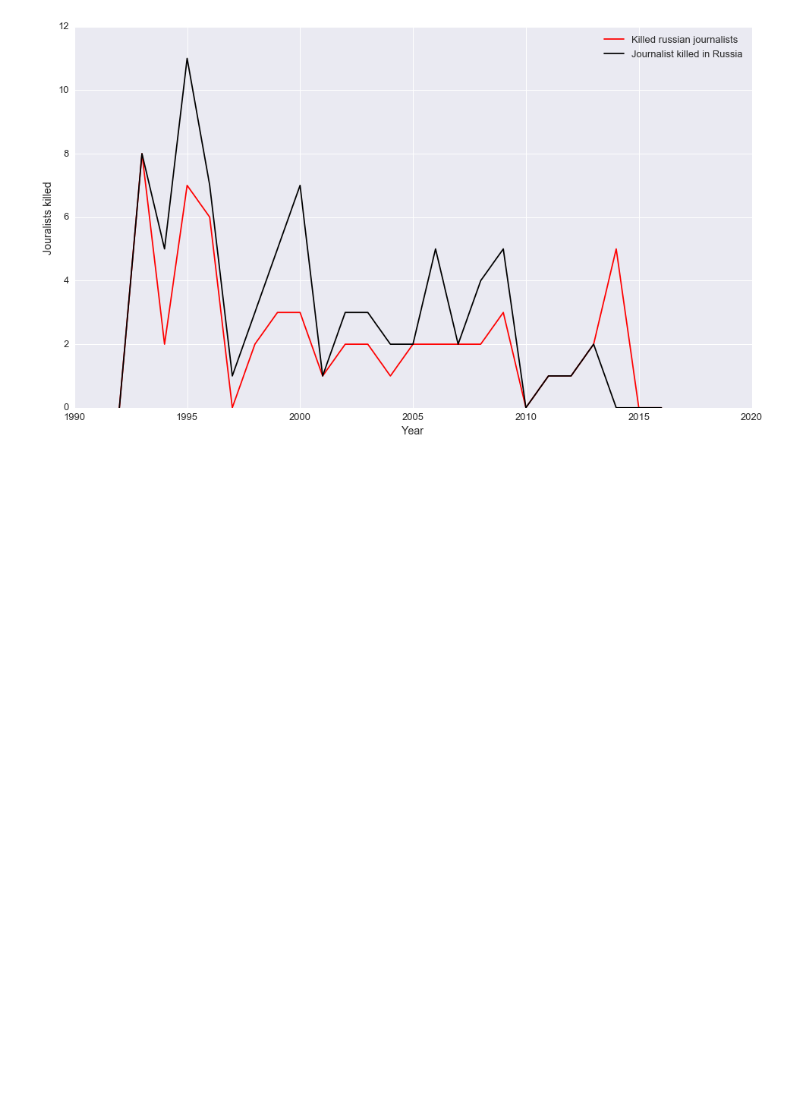
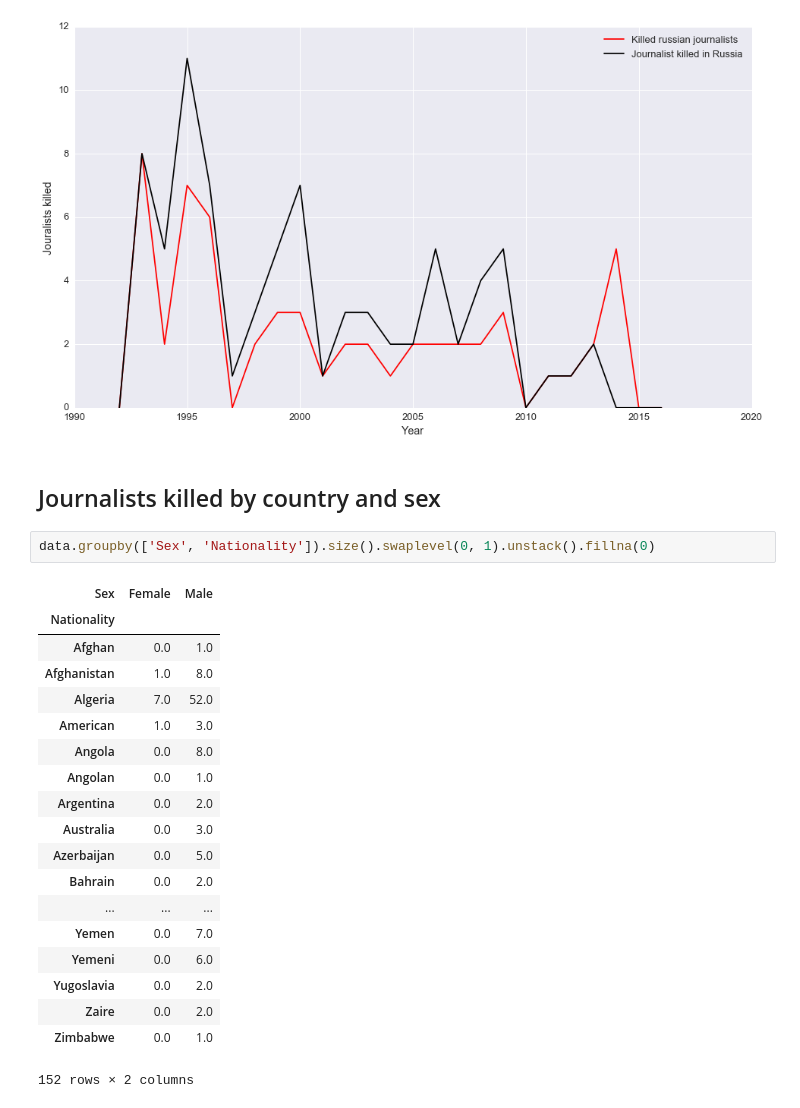
Before and after one commit to re9ulus/data_science_snippets, a Jupyter notebook: eda/Journalist_EDA.ipynb, the cells around one changed output. Saved outputs shown, nothing was run; the diff lists cells and outputs as text; blank space fills up the shorter version.

Commit message:
Updte Journalist_EDA, add group_by country and sex

```diff
--- a/eda/Journalist_EDA.ipynb
+++ b/eda/Journalist_EDA.ipynb
@@ -113,3 +113,27 @@ plt.ylabel('Jouralists killed')
 plt.show()
 # %% [output]
 [figure]
+# %% [markdown]
+## Journalists killed by country and sex
+# %%
+data.groupby(['Sex', 'Nationality']).size().swaplevel(0, 1).unstack().fillna(0)
+# %% [output]
+| Sex | Female | Male |
+| Nationality |  |  |
+| Afghan | 0.0 | 1.0 |
+| Afghanistan | 1.0 | 8.0 |
+| Algeria | 7.0 | 52.0 |
+| American | 1.0 | 3.0 |
+| Angola | 0.0 | 8.0 |
+| Angolan | 0.0 | 1.0 |
+| Argentina | 0.0 | 2.0 |
+| Australia | 0.0 | 3.0 |
+| Azerbaijan | 0.0 | 5.0 |
+| Bahrain | 0.0 | 2.0 |
+| ... | ... | ... |
+| Yemen | 0.0 | 7.0 |
+| Yemeni | 0.0 | 6.0 |
+| Yugoslavia | 0.0 | 2.0 |
+| Zaire | 0.0 | 2.0 |
+| Zimbabwe | 0.0 | 1.0 |
+152 rows × 2 columns
```
